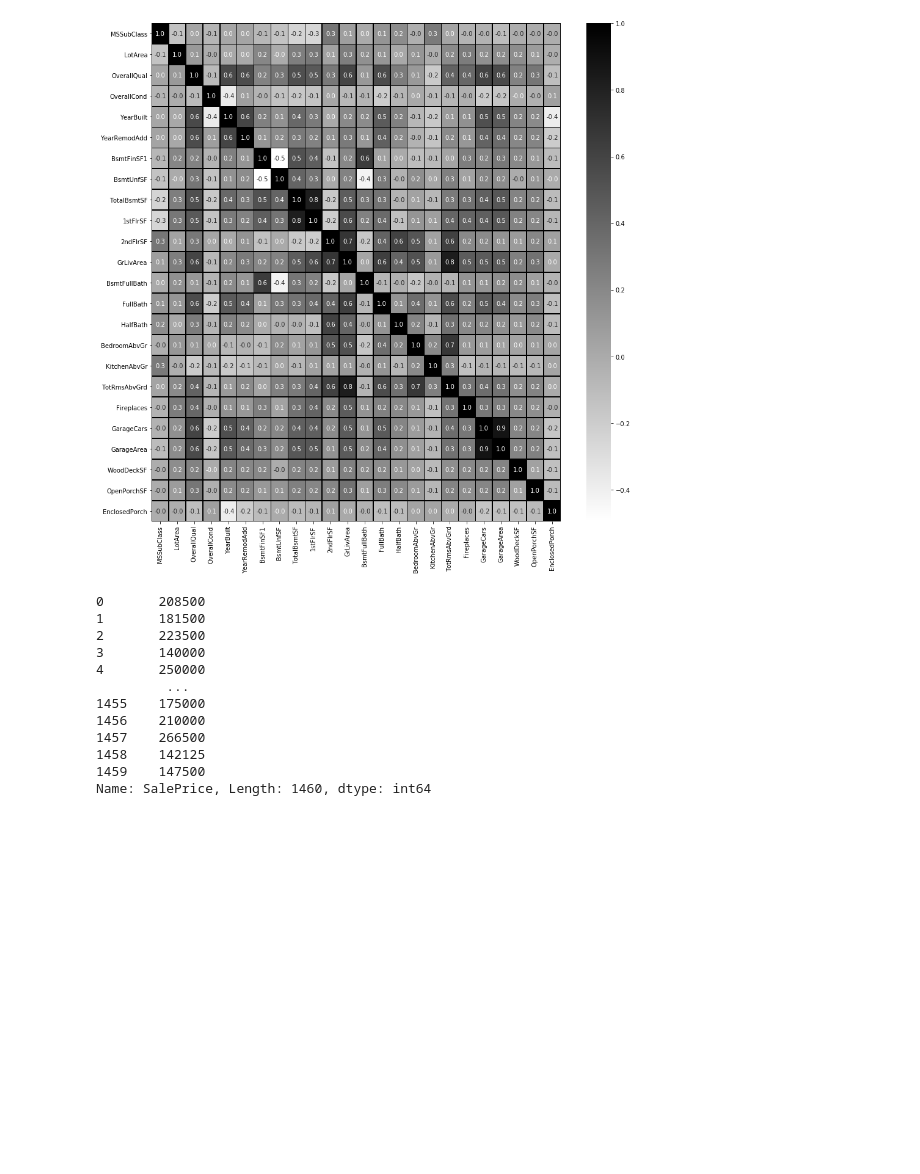
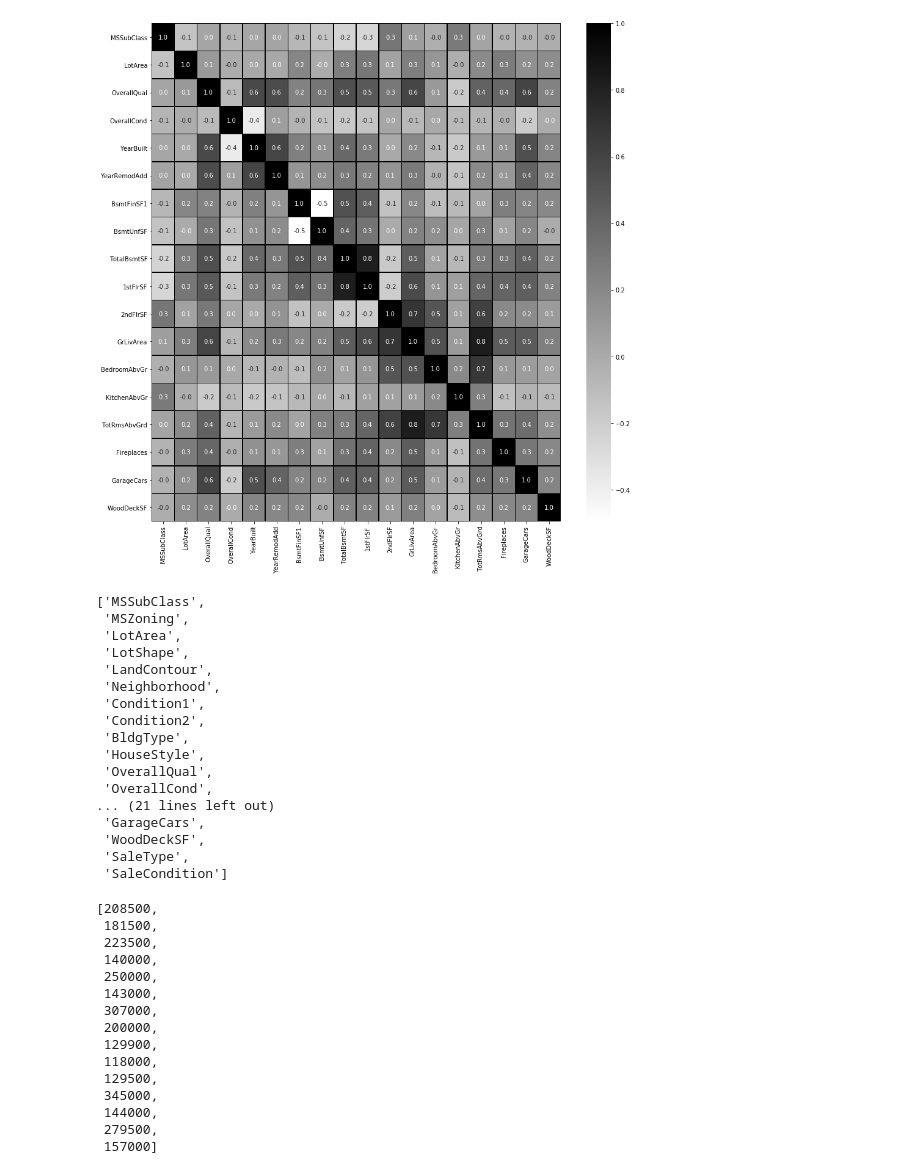
Before and after one commit to ManuelDelpero/Predictions, a Jupyter notebook: House_Price_Prediction.ipynb, the cells around one changed output. Cells and saved outputs as stored; diff of their text form; code cells hidden in the pictures; blank space fills up the shorter version.

```diff
--- a/House_Price_Prediction.ipynb
+++ b/House_Price_Prediction.ipynb
@@ -19,7 +37,9 @@ stats.shapiro(train["SalePrice"])
 [figure]
 # %%
+from statsmodels.regression.linear_model import OLS
+from statsmodels.tools import add_constant
 # choose cov to insert in the model
-covariates = []
+covariates = ["SaleCondition", "HouseStyle"]
 
 columns = list(train.columns)
 covToTest = columns[:-1]
@@ -34,6 +54,24 @@ for cov in covToTest:
   H, p = stats.kruskal(*groups)
   p = p.item()
   if (p < 0.05):
-    print(cov + " has an effect on the price of the house"+ " p-value <" + str(p))
     covariates.append(cov)
+
+  covariatesDF = train[covariates]
+  XCurrent = pd.get_dummies(covariatesDF)  # values converts it into a numpy array
+  Y = train["SalePrice"] # -1 means that calculate the dimension of rows, but have 1 column
+  regrCurrent = OLS(y, add_constant(XCurrent)).fit()
+  aicCurrent = regrCurrent.aic
+
+  CovariatesDFBefore = covariates[:-1]
+  CovariatesDFBefore = train[CovariatesDFBefore]
+  XBefore = pd.get_dummies(CovariatesDFBefore)
+  regrBefore = OLS(y, add_constant(XBefore)).fit()
+  aicBefore = regrBefore.aic
+
+  if (aicBefore < aicCurrent and p < 0.05):
+    print(cov + " has an effect on the price of the house"+ " p-value <" + str(p) +  " However " + cov + " Does not improve the model")
+    del covariates[-1]
+
+covariates.remove("SaleCondition")
+covariates.remove("HouseStyle")
 # %% [output]
@@ -57,11 +89,29 @@ SaleCondition has an effect on the price of the house p-value <1.663313168753826
 # %%
 # see which covariates are correlated
 covariatesDF = train[covariates]
 f,ax = plt.subplots(figsize=(15, 15))
 sns.heatmap(covariatesDF.corr(), annot=True, linewidths=0.5,linecolor="black", fmt= '.1f',ax=ax, cmap='gray_r')
 plt.show()
+covariates
 # %% [output]
-[figure, old version]
+[figure, new version]
+['MSSubClass',
+ 'MSZoning',
+ 'LotArea',
+ 'LotShape',
+ 'LandContour',
+ 'Neighborhood',
+ 'Condition1',
+ 'Condition2',
+ 'BldgType',
+ 'HouseStyle',
+ 'OverallQual',
+ 'OverallCond',
+... (21 lines left out)
+ 'GarageCars',
+ 'WoodDeckSF',
+ 'SaleType',
+ 'SaleCondition']
 # %%
 # Train the model and make predictions
 X = pd.get_dummies(covariatesDF)  # values converts it into a numpy array
@@ -70,18 +120,21 @@ linear_regressor = LinearRegression()  # create object for the class
 linear_regressor.fit(X, Y)  # perform linear regression
 test = pd.get_dummies(test)
 Y_pred = linear_regressor.predict(X)  # make predictions
-train["SalePrice"]
+list(train["SalePrice"][0:15])
 # %% [output]
-0       208500
-1       181500
-2       223500
-3       140000
-4       250000
-         ...
-1455    175000
-1456    210000
-1457    266500
-1458    142125
-1459    147500
-Name: SalePrice, Length: 1460, dtype: int64
+[208500,
+ 181500,
+ 223500,
+ 140000,
+ 250000,
+ 143000,
+ 307000,
+ 200000,
+ 129900,
+ 118000,
+ 129500,
+ 345000,
+ 144000,
+ 279500,
+ 157000]
 # %%
```
Also changed, not shown: parts of 4 cells of this notebook.
